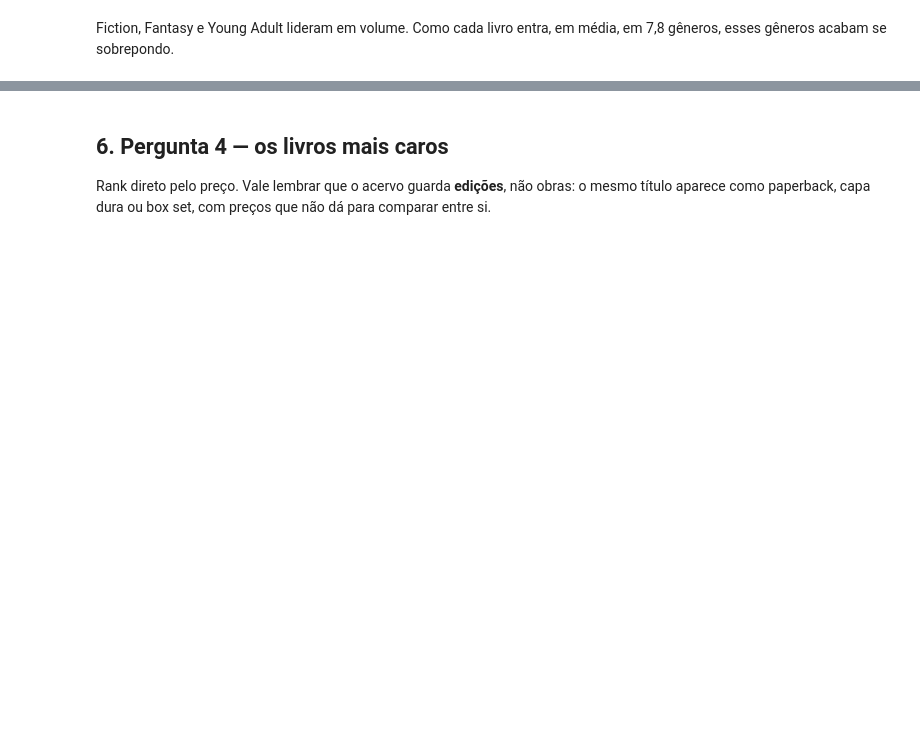
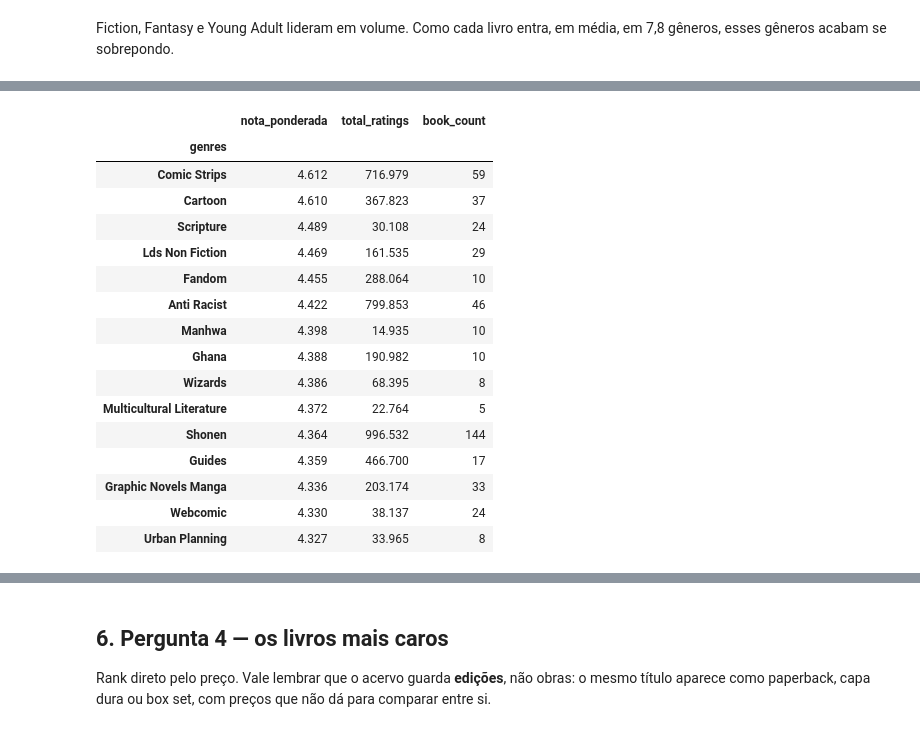
Before and after one commit to juliaragibeltrao/Rating-Books, a Jupyter notebook: analise.ipynb, the cells around one changed output, grey strips where cells are left out. Saved outputs shown, nothing was run; the diff lists cells and outputs as text; code cells hidden in the pictures; blank space fills up the shorter version.

```diff
--- a/analise.ipynb
+++ b/analise.ipynb
@@ -380,0 +354,30 @@ fig.show()
+# %%
+reliable = (
+    genre_stats[genre_stats["book_count"] >= 5]
+    .sort_values("nota_ponderada", ascending=False)
+    .head(15)
+)
+
+tabela = reliable[["nota_ponderada", "total_ratings", "book_count"]].copy()
+tabela["total_ratings"] = tabela["total_ratings"].map(miles)
+tabela["nota_ponderada"] = tabela["nota_ponderada"].round(3)
+
+tabela
+# %% [output]
+|  | nota_ponderada | total_ratings | book_count |
+| genres |  |  |  |
+| Comic Strips | 4.612 | 716.979 | 59 |
+| Cartoon | 4.610 | 367.823 | 37 |
+| Scripture | 4.489 | 30.108 | 24 |
+| Lds Non Fiction | 4.469 | 161.535 | 29 |
+| Fandom | 4.455 | 288.064 | 10 |
+| Anti Racist | 4.422 | 799.853 | 46 |
+| Manhwa | 4.398 | 14.935 | 10 |
+| Ghana | 4.388 | 190.982 | 10 |
+| Wizards | 4.386 | 68.395 | 8 |
+| Multicultural Literature | 4.372 | 22.764 | 5 |
+| Shonen | 4.364 | 996.532 | 144 |
+| Guides | 4.359 | 466.700 | 17 |
+| Graphic Novels Manga | 4.336 | 203.174 | 33 |
+| Webcomic | 4.330 | 38.137 | 24 |
+| Urban Planning | 4.327 | 33.965 | 8 |
```
Also changed, not shown: parts of 42 cells of this notebook, 9 other files.
